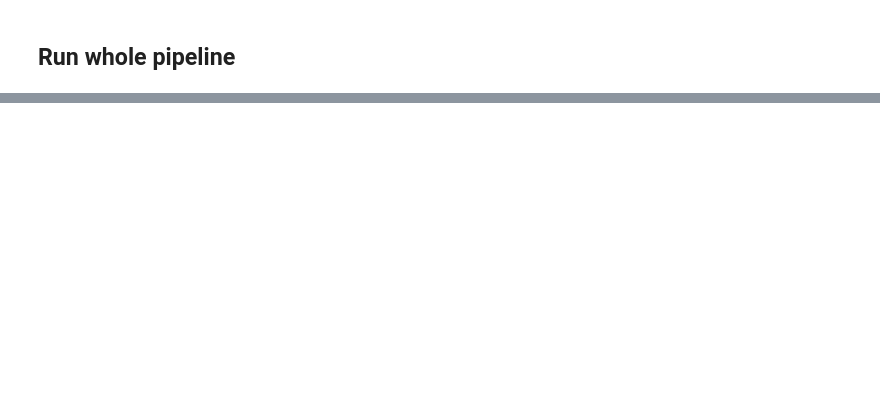
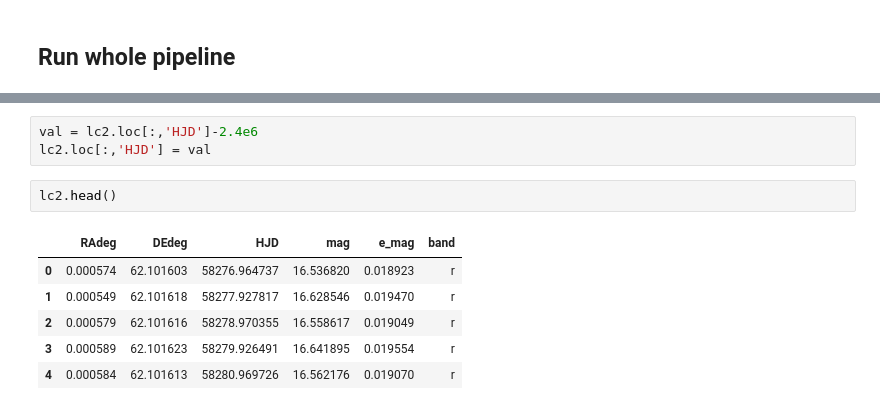
Before and after one commit to truptimr/UCSD-MLE-ZTF, a Jupyter notebook: notebooks/End-to-End-Pipeline.ipynb, the cells around one changed output, grey strips where cells are left out. Drawn from its saved outputs; the diff is of its cells as text; blank space fills up the shorter version.

```diff
--- a/notebooks/End-to-End-Pipeline.ipynb
+++ b/notebooks/End-to-End-Pipeline.ipynb
@@ -313,0 +366,12 @@ print(classification_prob[0])
+# %%
+val = lc2.loc[:,'HJD']-2.4e6
+lc2.loc[:,'HJD'] = val
+# %%
+lc2.head()
+# %% [output]
+|  | RAdeg | DEdeg | HJD | mag | e_mag | band |
+| 0 | 0.000574 | 62.101603 | 58276.964737 | 16.536820 | 0.018923 | r |
+| 1 | 0.000549 | 62.101618 | 58277.927817 | 16.628546 | 0.019470 | r |
+| 2 | 0.000579 | 62.101616 | 58278.970355 | 16.558617 | 0.019049 | r |
+| 3 | 0.000589 | 62.101623 | 58279.926491 | 16.641895 | 0.019554 | r |
+| 4 | 0.000584 | 62.101613 | 58280.969726 | 16.562176 | 0.019070 | r |
```
Also changed, not shown: parts of 10 cells of this notebook, 1 other file.
